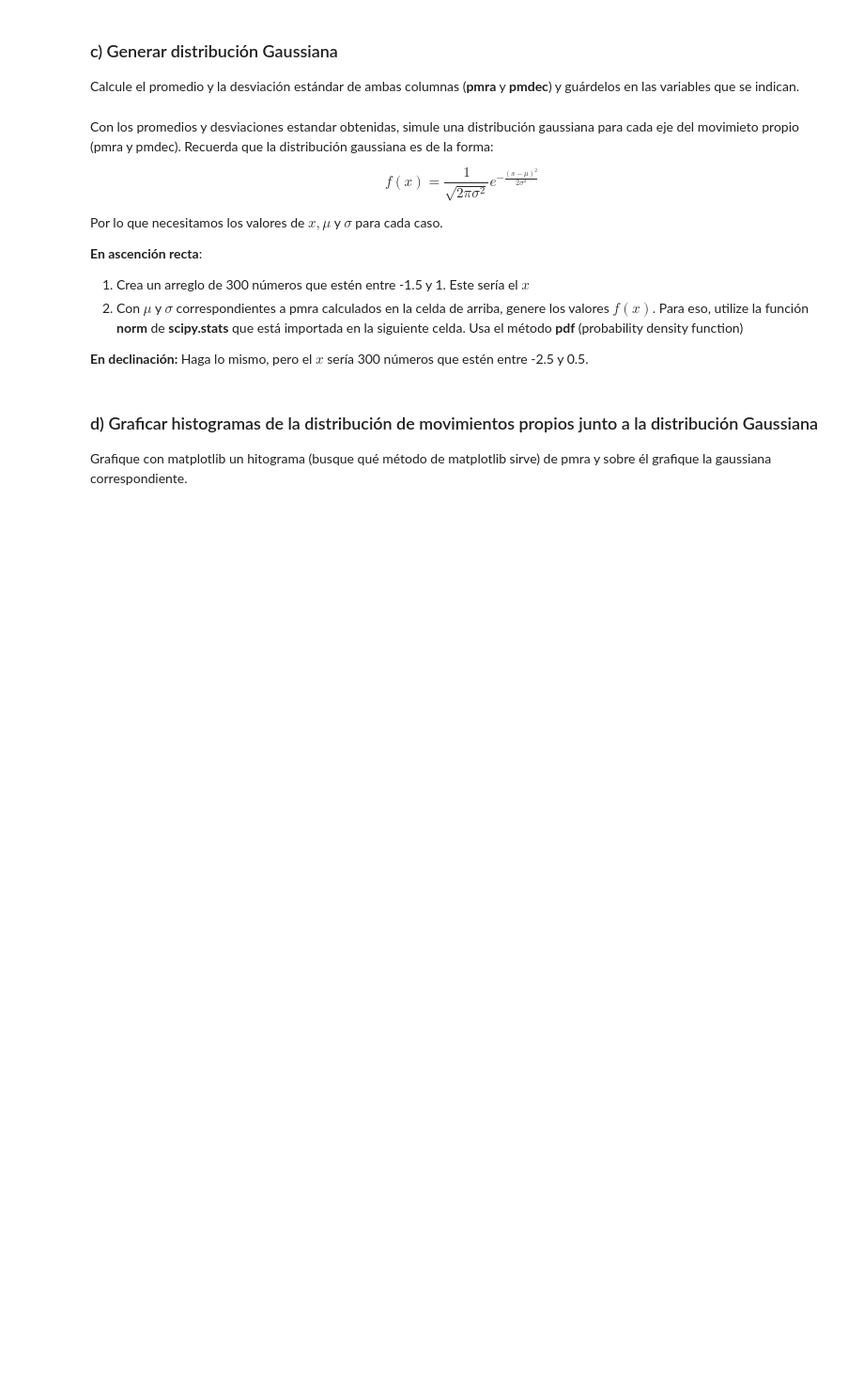
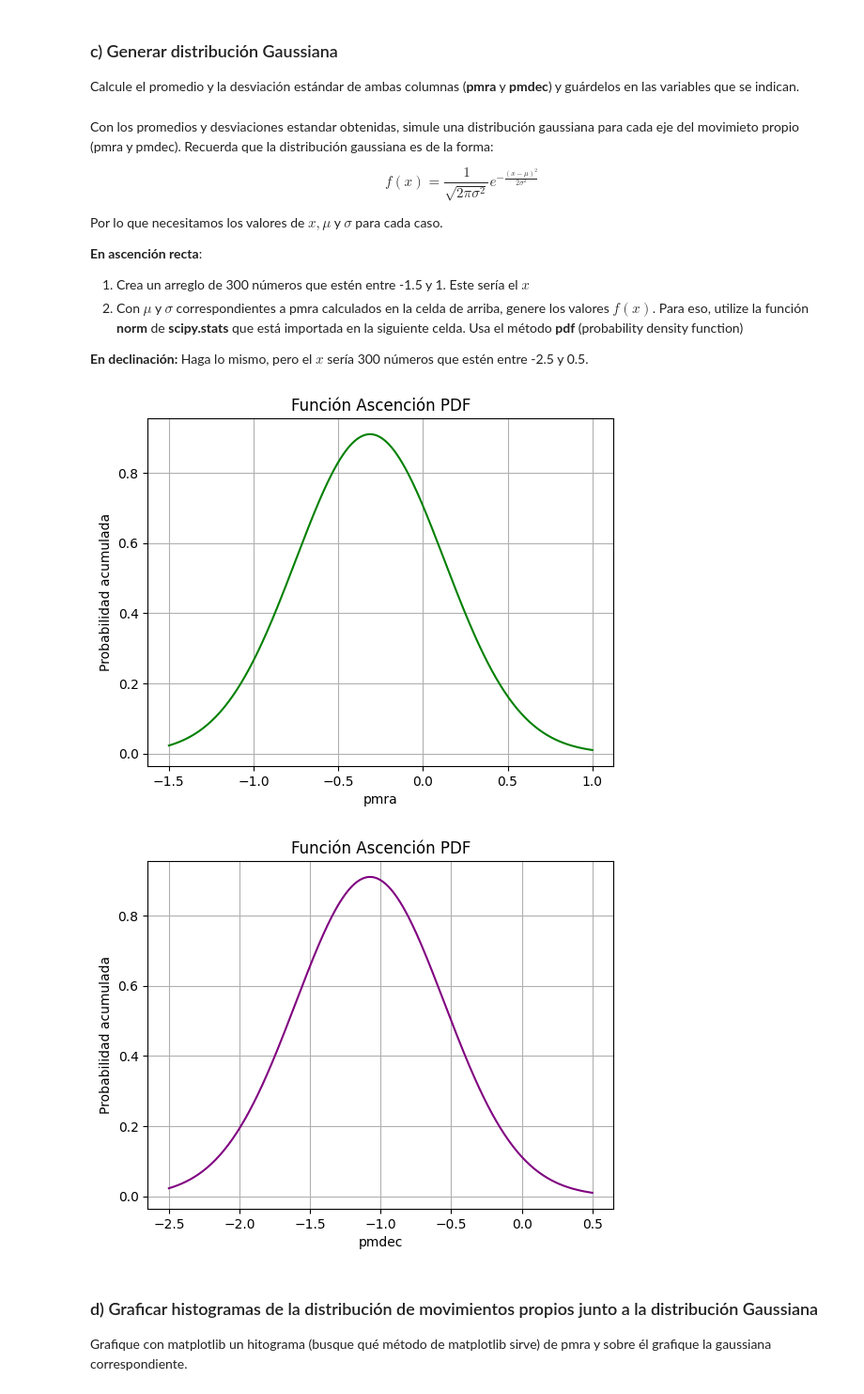
Before and after one commit to JoseAguirre-10/Tarea-2, a Jupyter notebook: Tarea2.ipynb, the cells around one changed output. Shown at 94% size. Saved outputs shown, nothing was run; the diff lists cells and outputs as text; code cells hidden in the pictures; blank space fills up the shorter version.

```diff
--- a/Tarea2.ipynb
+++ b/Tarea2.ipynb
@@ -128,3 +114,27 @@ fx_pmdec =
+# %%
+from scipy.stats import norm
+
+x_pmra = np.linspace(-1.5,1,300) #con esto realizamos un arreglo de 300  numeros entre -1,5 y 1
+
+fx_pmra = norm.pdf(x_pmra, mu_pmra, std_pmra)
+plt.plot(x_pmra,fx_pmra,c= 'green')
+plt.title('Función Ascención PDF')
+plt.xlabel('pmra')
+plt.ylabel('Probabilidad acumulada')
+plt.grid()
+plt.show()
+
+x_pmdec = np.linspace(-2.5,0.5,300) #con esto realizamos un arreglo de 300  numeros entre -2,5 y 0.5
+fx_pmdec =norm.pdf(x_pmdec,  mu_pmdec, std_pmdec)
+plt.plot(x_pmdec,fx_pmra,c= 'purple')
+plt.title('Función Ascención PDF')
+plt.xlabel('pmdec')
+plt.ylabel('Probabilidad acumulada')
+plt.grid()
+plt.show()
+# %% [output]
+[figure, added]
+[figure, added]
 # %% [markdown]
 ### d) Graficar histogramas de la distribución de movimientos propios junto a la distribución Gaussiana
 
```
Also changed, not shown: parts of 4 cells of this notebook.
